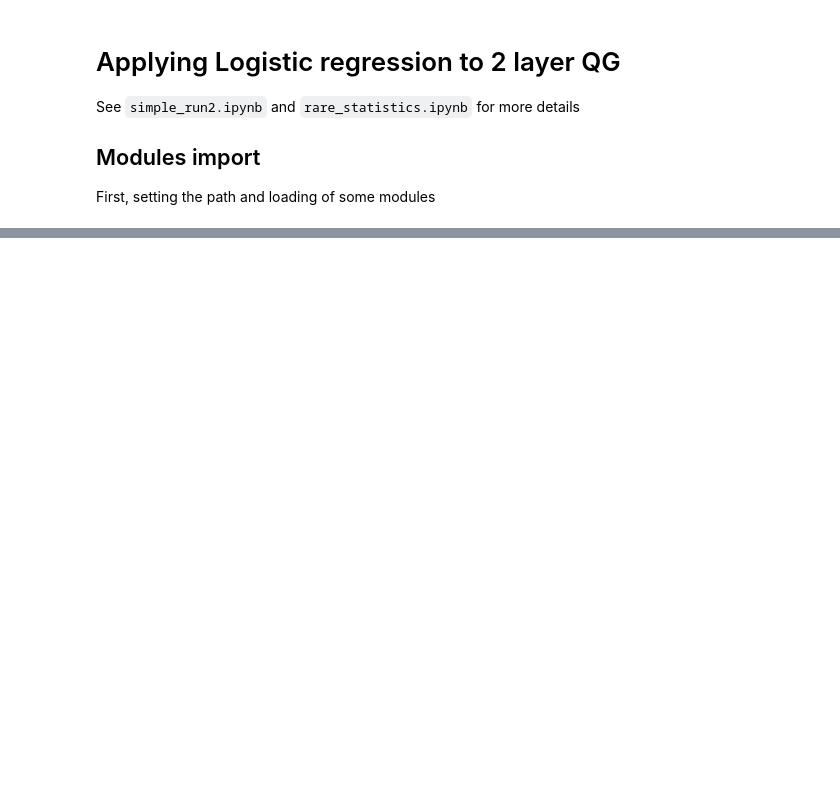
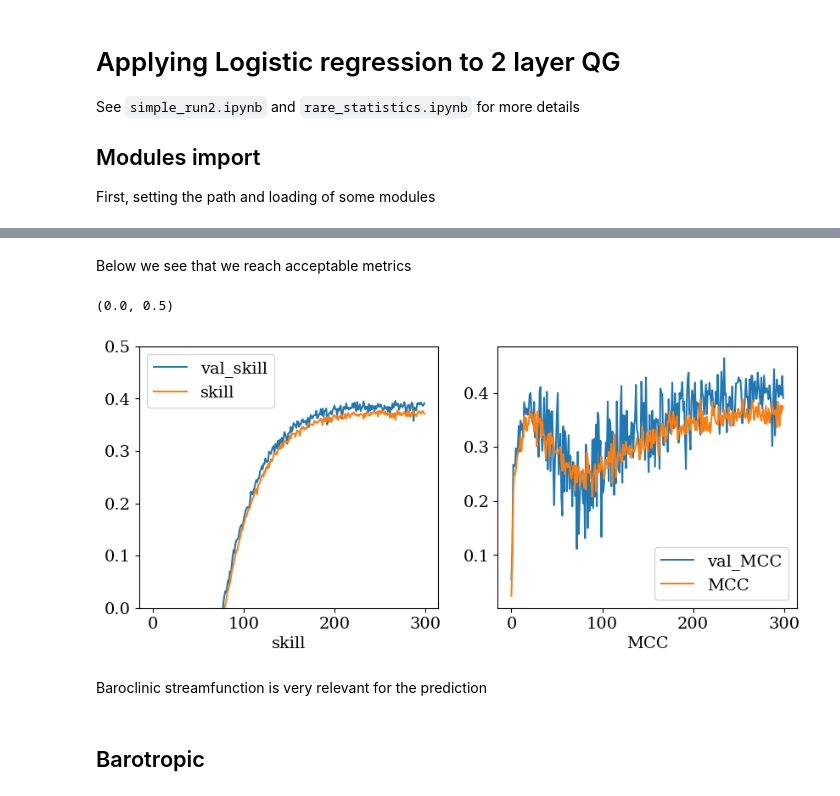
Before and after one commit to georgemilosh/qgs, a Jupyter notebook: rareevents/logistic_regression.ipynb, the cells around one changed output, grey strips where cells are left out. Saved outputs shown, nothing was run; the diff lists cells and outputs as text; code cells hidden in the pictures; blank space fills up the shorter version.

```diff
--- a/rareevents/logistic_regression.ipynb
+++ b/rareevents/logistic_regression.ipynb
@@ -564,0 +644,14 @@ model.save_weights(checkpoint_path.format(epoch=0))
+# %%
+def probability_model(inputs,input_model): # This function is used to apply softmax to the output of the neural network
+    x = input_model(inputs)
+    outputs = layers.Softmax()(x)
+    return keras.Model(inputs, outputs)
+my_history=model.fit(X_tr, y_tr, batch_size=128, validation_data=(X_va,y_va), shuffle=True, callbacks=[ckpt_callback], epochs=300,verbose=2, class_weight=None)
+
+model.save(model_name)
+np.save(model_name+'_history.npy',my_history.history)
+
+my_probability_model=(tf.keras.Sequential([ # softmax output to make a prediction
+    model,
+    tf.keras.layers.Softmax()
+]))
@@ -564,0 +677,24 @@ model.save_weights(checkpoint_path.format(epoch=0))
+# %% [markdown]
+Below we see that we reach acceptable metrics
+# %%
+percent=5
+maxskill = -(percent/100.)*np.log(percent/100.)-(1-percent/100.)*np.log(1-percent/100.)
+my_history.history['val_skill'] =  (maxskill-my_history.history['val_loss'])/maxskill
+my_history.history['skill'] =  (maxskill-my_history.history['loss'])/maxskill
+fig, axs = plt.subplots(nrows=1, ncols=2, figsize=(10,4),constrained_layout=False)
+
+for j, metric in enumerate(['skill','MCC']):
+    axs[j].plot(my_history.history[f'val_{metric}'],label=f'val_{metric}')
+    axs[j].plot(my_history.history[metric],label=metric)
+    axs[j].set_xlabel(metric)
+    axs[j].legend(loc='best')
+
+axs[0].set_ylim([0,.5])
+axs[0].set_ylim([0,.5])
+# %% [output]
+(0.0, 0.5)
+[figure, added]
+# %% [markdown]
+Baroclinic streamfunction is very relevant for the prediction
+# %% [markdown]
+## Barotropic
```
Also changed, not shown: parts of 46 cells of this notebook, 1 other file.
